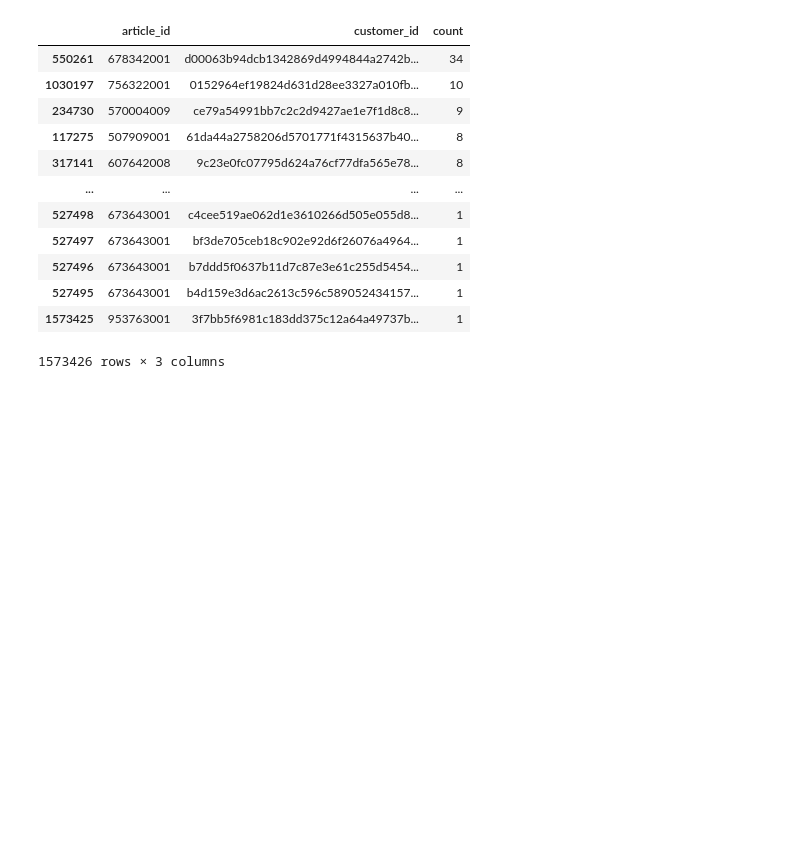
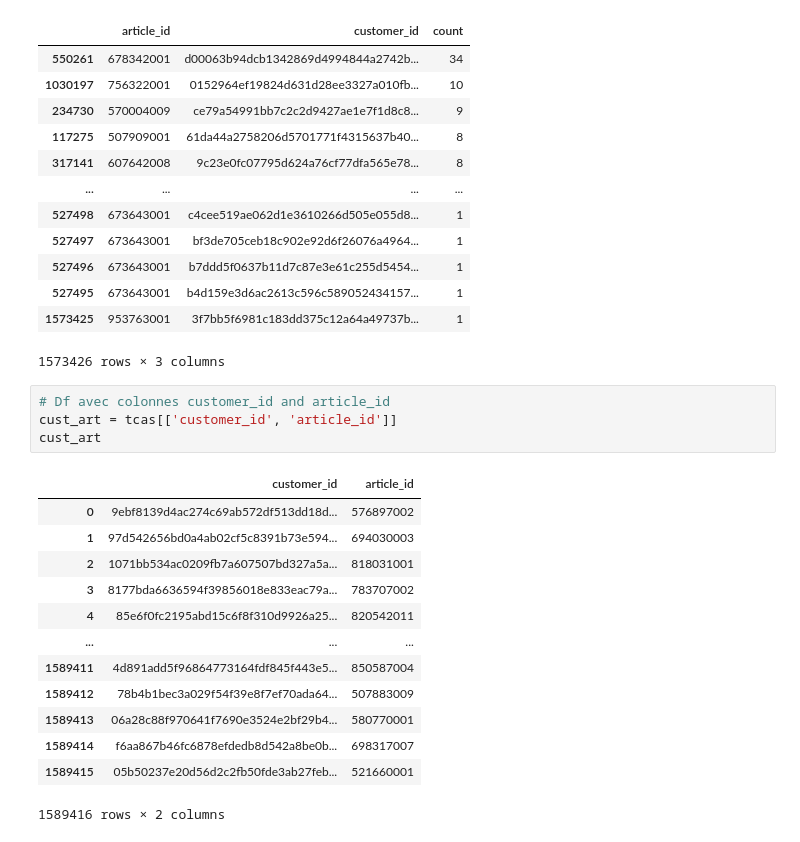
Before and after one commit to treb93/pyhm, a Jupyter notebook: clust_cust.ipynb, the cells around one changed output. Saved outputs shown, nothing was run; the diff lists cells and outputs as text; blank space fills up the shorter version.

```diff
--- a/clust_cust.ipynb
+++ b/clust_cust.ipynb
@@ -201,3 +203,21 @@ art_sold_per_cust
 | 527495 | 673643001 | b4d159e3d6ac2613c596c589052434157... | 1 |
 | 1573425 | 953763001 | 3f7bb5f6981c183dd375c12a64a49737b... | 1 |
 1573426 rows × 3 columns
+# %%
+# Df avec colonnes customer_id and article_id
+cust_art = tcas[['customer_id', 'article_id']]
+cust_art
+# %% [output]
+|  | customer_id | article_id |
+| 0 | 9ebf8139d4ac274c69ab572df513dd18d... | 576897002 |
+| 1 | 97d542656bd0a4ab02cf5c8391b73e594... | 694030003 |
+| 2 | 1071bb534ac0209fb7a607507bd327a5a... | 818031001 |
+| 3 | 8177bda6636594f39856018e833eac79a... | 783707002 |
+| 4 | 85e6f0fc2195abd15c6f8f310d9926a25... | 820542011 |
+| ... | ... | ... |
+| 1589411 | 4d891add5f96864773164fdf845f443e5... | 850587004 |
+| 1589412 | 78b4b1bec3a029f54f39e8f7ef70ada64... | 507883009 |
+| 1589413 | 06a28c88f970641f7690e3524e2bf29b4... | 580770001 |
+| 1589414 | f6aa867b46fc6878efdedb8d542a8be0b... | 698317007 |
+| 1589415 | 05b50237e20d56d2c2fb50fde3ab27feb... | 521660001 |
+1589416 rows × 2 columns
```
Also changed, not shown: parts of 2 cells of this notebook.
